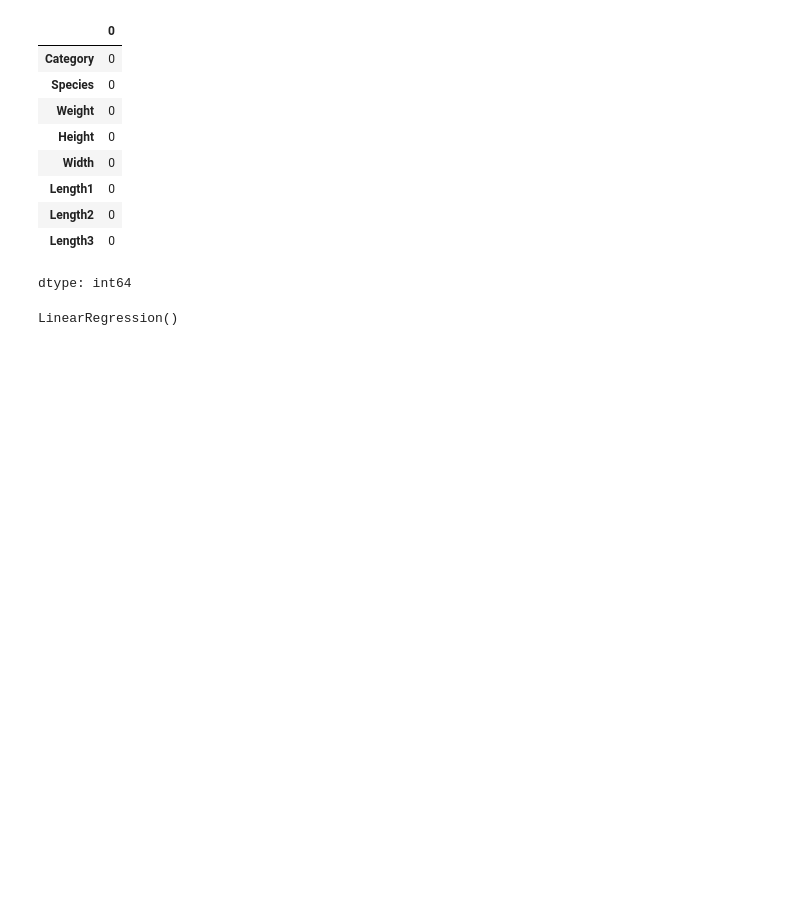
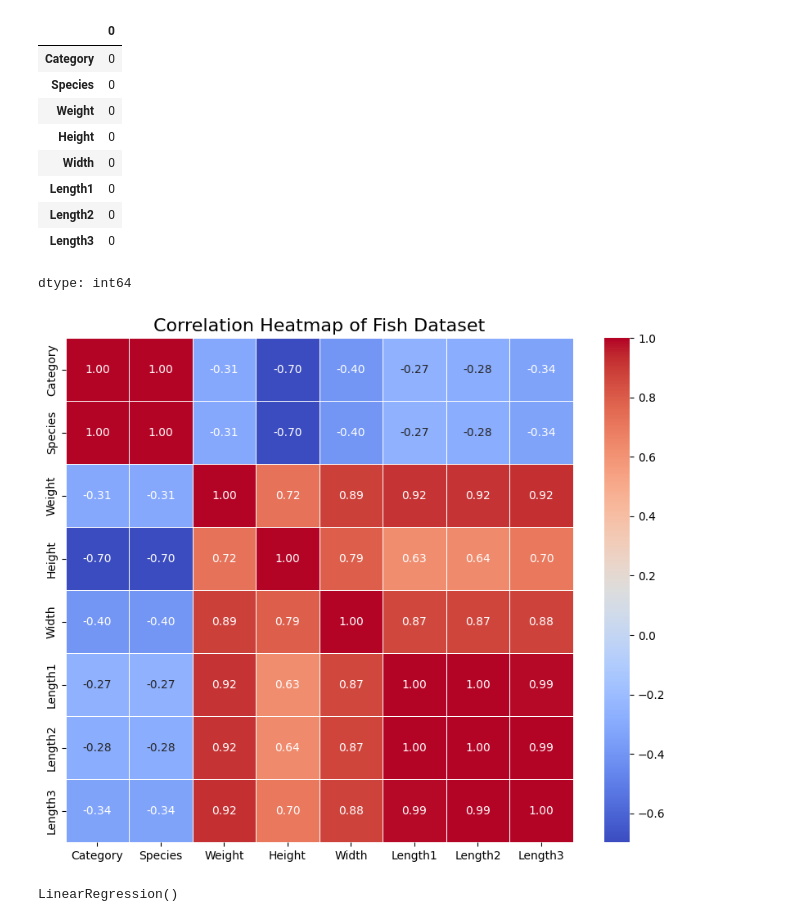
Before and after one commit to AbhishekShah272002/Machine-Learning-Study., a Jupyter notebook: Learning-Labs/Fish.ipynb, the cells around one changed output. Saved outputs shown, nothing was run; the diff lists cells and outputs as text; code cells hidden in the pictures; blank space fills up the shorter version.

```diff
--- a/Learning-Labs/Fish.ipynb
+++ b/Learning-Labs/Fish.ipynb
@@ -70,6 +70,23 @@ df.isnull().sum()
 | Length2 | 0 |
 | Length3 | 0 |
 dtype: int64
+# %%
+numeric_df = df.select_dtypes(include=['number'])
+
+plt.figure(figsize=(10, 8))
+
+sns.heatmap(
+    numeric_df.corr(),
+    annot=True,
+    cmap='coolwarm',
+    fmt='.2f',
+    linewidths=0.5
+)
+
+plt.title("Correlation Heatmap of Fish Dataset", fontsize=16)
+plt.show()
+# %% [output]
+[figure, added]
 # %%
 from sklearn.preprocessing import LabelEncoder
 
```
